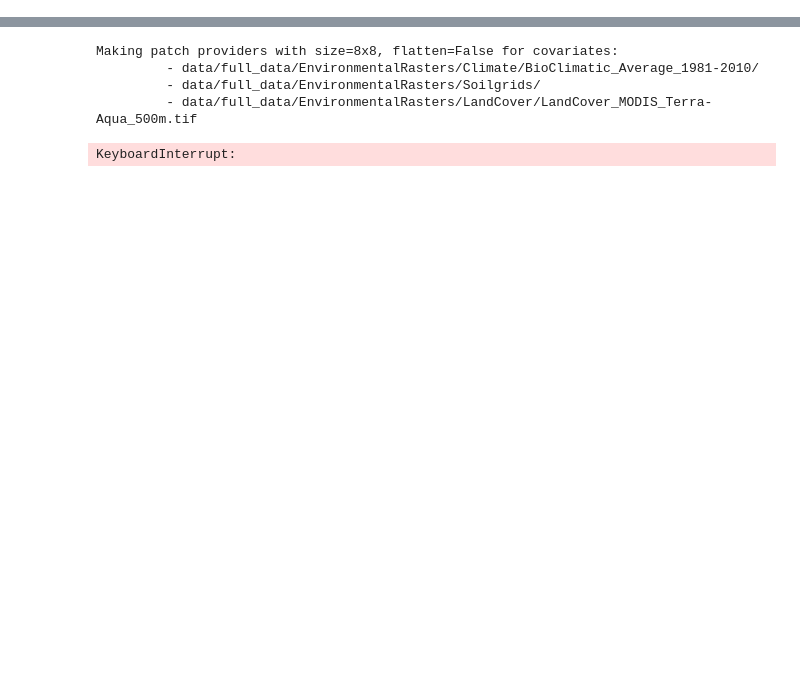
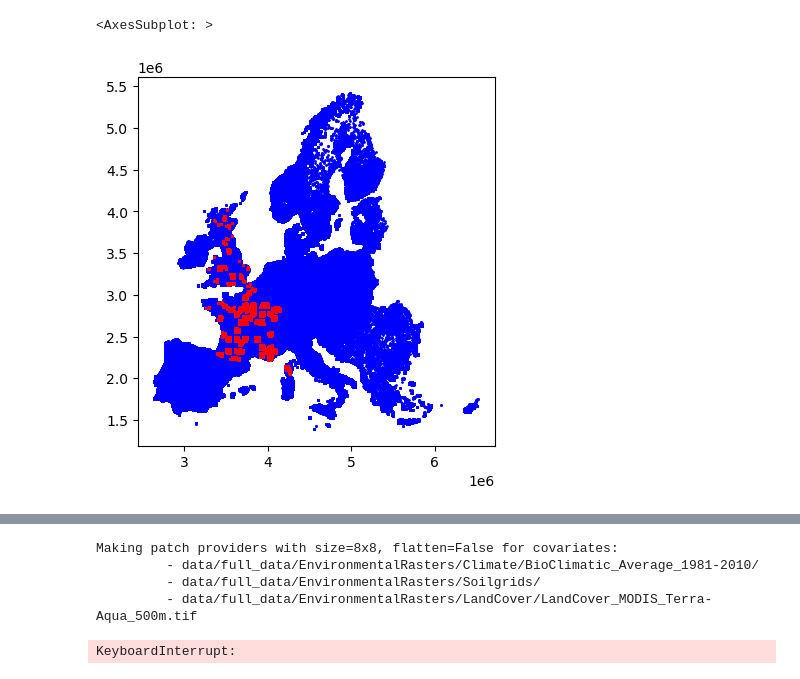
Before and after one commit to ninavantiel/multi_scale_SDMs, a Jupyter notebook: test.ipynb, the cells around one changed output, grey strips where cells are left out. Saved outputs shown, nothing was run; the diff lists cells and outputs as text; code cells hidden in the pictures; blank space fills up the shorter version.

```diff
--- a/test.ipynb
+++ b/test.ipynb
@@ -4,0 +6,4 @@ import json
+# %%
+po =  pd.read_csv(po_path, sep=";", header='infer', low_memory=False)
+po = gpd.GeoDataFrame(po, geometry=gpd.points_from_xy(po.x_EPSG3035, po.y_EPSG3035, crs="EPSG:3035"))
+po
@@ -4,0 +24,4 @@ import json
+# %%
+pa = pd.read_csv(pa_path, sep=";", header='infer', low_memory=False)
+pa = gpd.GeoDataFrame(pa, geometry=gpd.points_from_xy(pa.x_EPSG3035, pa.y_EPSG3035, crs="EPSG:3035"))
+pa
@@ -4,0 +42,7 @@ import json
+# %%
+fig, ax = plt.subplots(1,1)
+po.plot(color='blue', markersize=1, ax=ax)
+pa.plot(color='red', markersize=1, ax=ax)
+# %% [output]
+<AxesSubplot: >
+[figure, added]
```
Also changed, not shown: parts of 23 cells of this notebook, 5 other files.
